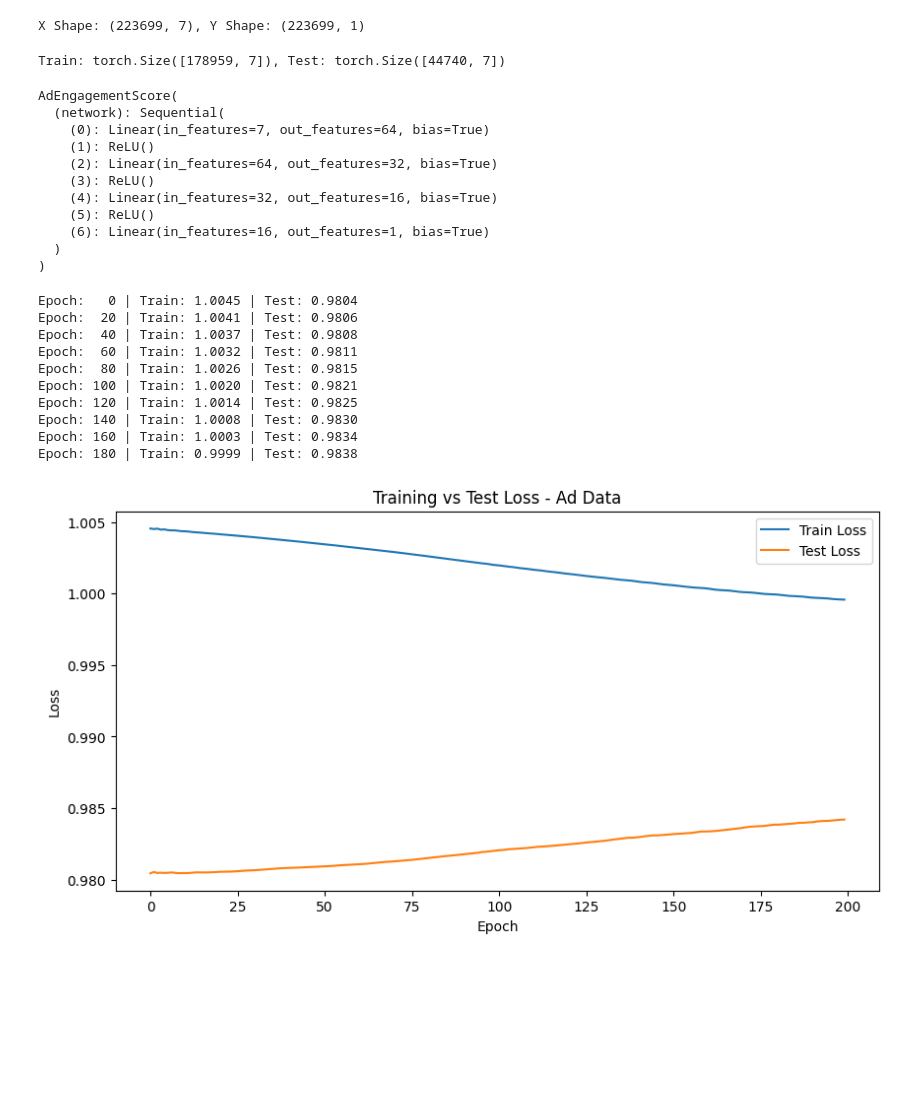
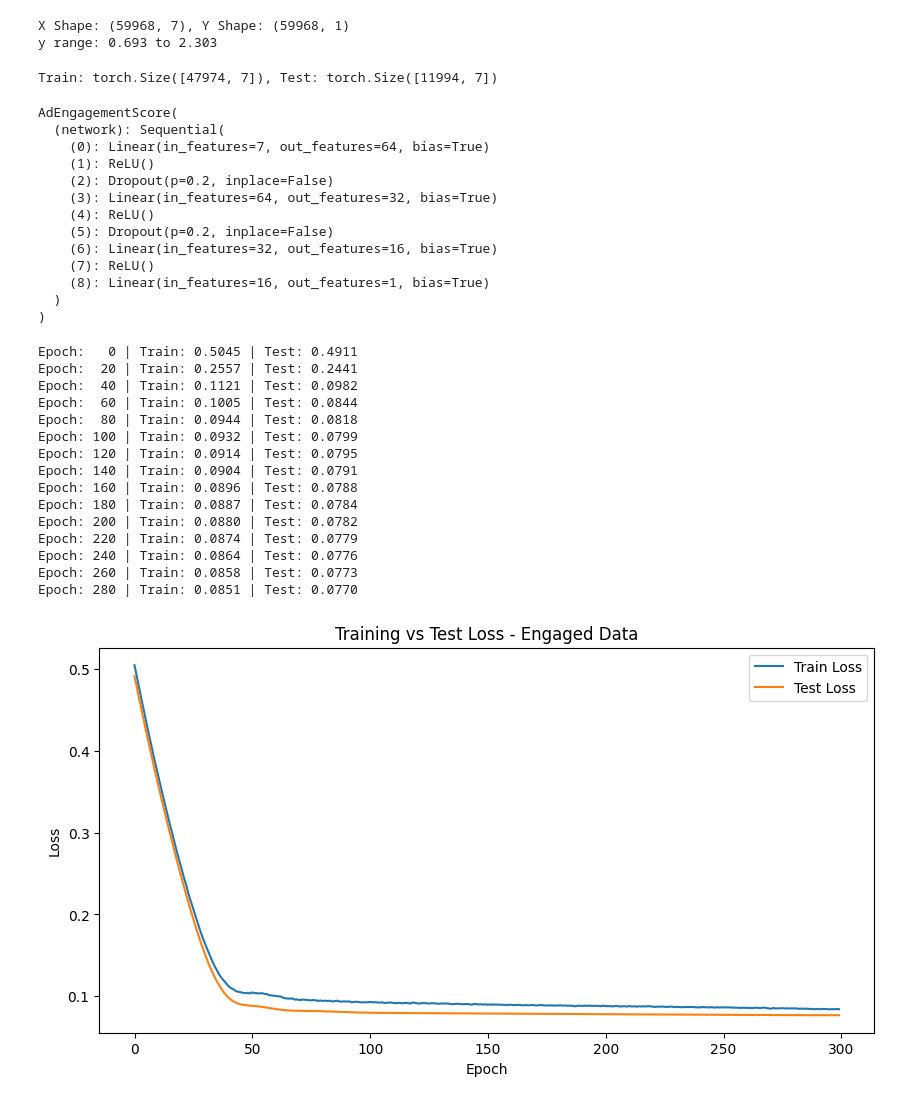
Before and after one commit to Yousufkhalid7/AdLens, a Jupyter notebook: notebooks/real_data_pipeline.ipynb, the cells around one changed output. Drawn from its saved outputs; the diff is of its cells as text; code cells hidden in the pictures; blank space fills up the shorter version.

Commit message:
Tuned the model to improve the learning

```diff
--- a/notebooks/real_data_pipeline.ipynb
+++ b/notebooks/real_data_pipeline.ipynb
@@ -111,19 +111,24 @@ feature_cols = [
     'user_age', 'user_gender', 'ad_platform', 'ad_type', 'target_gender', 'total_budget', 'duration_days'
 ]
 
-x = df[feature_cols].values
-y= df['engagement_score'].values.reshape(-1,1)
+x = df_engaged[feature_cols].values
+y= df_engaged['engagement_score'].values.reshape(-1,1)
+
+#Log-transform
+y = np.log1p(y)
 
 #scale
 scaler_x = StandardScaler()
-scaler_y = StandardScaler()
+#scaler_y = StandardScaler() - Now y is already log-compressed
 
 x = scaler_x.fit_transform(x)
-y = scaler_y.fit_transform(y)
+#y = scaler_y.fit_transform(y)
 
 print(f"X Shape: {x.shape}, Y Shape: {y.shape}")
+print(f"y range: {y.min():.3f} to {y.max():.3f}")
 # %% [output]
-X Shape: (223699, 7), Y Shape: (223699, 1)
+X Shape: (59968, 7), Y Shape: (59968, 1)
+y range: 0.693 to 2.303
 # %%
 x_train, x_test, y_train, y_test = train_test_split(x, y, test_size = 0.2, random_state = 42)
 
@@ -135,7 +140,7 @@ y_test = torch.FloatTensor(y_test)
 
 print(f"Train: {x_train.shape}, Test: {x_test.shape}")
 # %% [output]
-Train: torch.Size([178959, 7]), Test: torch.Size([44740, 7])
+Train: torch.Size([47974, 7]), Test: torch.Size([11994, 7])
 # %%
 #building the model
 class AdEngagementScore(nn.Module):
@@ -144,8 +149,10 @@ class AdEngagementScore(nn.Module):
     self.network = nn.Sequential(
         nn.Linear(input_size, 64),
         nn.ReLU(),
+        nn.Dropout(0.2), #Randomly turns off 20% of neurons
         nn.Linear(64, 32),
         nn.ReLU(),
+        nn.Dropout(0.2),
         nn.Linear(32,16),
         nn.ReLU(),
         nn.Linear(16,1)
@@ -161,19 +168,21 @@ AdEngagementScore(
   (network): Sequential(
     (0): Linear(in_features=7, out_features=64, bias=True)
     (1): ReLU()
-    (2): Linear(in_features=64, out_features=32, bias=True)
-    (3): ReLU()
-    (4): Linear(in_features=32, out_features=16, bias=True)
-    (5): ReLU()
-    (6): Linear(in_features=16, out_features=1, bias=True)
+    (2): Dropout(p=0.2, inplace=False)
+    (3): Linear(in_features=64, out_features=32, bias=True)
+    (4): ReLU()
+    (5): Dropout(p=0.2, inplace=False)
+    (6): Linear(in_features=32, out_features=16, bias=True)
+    (7): ReLU()
+    (8): Linear(in_features=16, out_features=1, bias=True)
   )
 )
 # %%
 #Train the model
 loss_fn = nn.MSELoss()
-optimizer = torch.optim.Adam(model.parameters(), lr = 0.001)
+optimizer = torch.optim.Adam(model.parameters(), lr = 0.0005) #lower learning rate than before (0.001)
 
-epochs = 200
+epochs = 300 #increased epochs
 train_losses, test_losses = [], []
 
 for epoch in range(epochs):
@@ -196,28 +205,33 @@ for epoch in range(epochs):
   if epoch%20 == 0:
     print(f"Epoch: {epoch:3d} | Train: {loss.item():.4f} | Test: {test_loss.item():.4f}")
 # %% [output]
-Epoch:   0 | Train: 1.0045 | Test: 0.9804
-Epoch:  20 | Train: 1.0041 | Test: 0.9806
-Epoch:  40 | Train: 1.0037 | Test: 0.9808
-Epoch:  60 | Train: 1.0032 | Test: 0.9811
-Epoch:  80 | Train: 1.0026 | Test: 0.9815
-Epoch: 100 | Train: 1.0020 | Test: 0.9821
-Epoch: 120 | Train: 1.0014 | Test: 0.9825
-Epoch: 140 | Train: 1.0008 | Test: 0.9830
-Epoch: 160 | Train: 1.0003 | Test: 0.9834
-Epoch: 180 | Train: 0.9999 | Test: 0.9838
+Epoch:   0 | Train: 0.5045 | Test: 0.4911
+Epoch:  20 | Train: 0.2557 | Test: 0.2441
+Epoch:  40 | Train: 0.1121 | Test: 0.0982
+Epoch:  60 | Train: 0.1005 | Test: 0.0844
+Epoch:  80 | Train: 0.0944 | Test: 0.0818
+Epoch: 100 | Train: 0.0932 | Test: 0.0799
+Epoch: 120 | Train: 0.0914 | Test: 0.0795
+Epoch: 140 | Train: 0.0904 | Test: 0.0791
+Epoch: 160 | Train: 0.0896 | Test: 0.0788
+Epoch: 180 | Train: 0.0887 | Test: 0.0784
+Epoch: 200 | Train: 0.0880 | Test: 0.0782
+Epoch: 220 | Train: 0.0874 | Test: 0.0779
+Epoch: 240 | Train: 0.0864 | Test: 0.0776
+Epoch: 260 | Train: 0.0858 | Test: 0.0773
+Epoch: 280 | Train: 0.0851 | Test: 0.0770
 # %%
 #plotting a graph
 plt.figure(figsize = (10, 5))
 plt.plot(train_losses, label = "Train Loss")
 plt.plot(test_losses, label = "Test Loss")
 plt.xlabel('Epoch')
 plt.ylabel('Loss')
-plt.title('Training vs Test Loss - Ad Data')
+plt.title('Training vs Test Loss - Engaged Data') #New only engaged users
 plt.legend()
 plt.show()
 
 print(f"Final Train Loss: {train_losses[-1]:.4f}")
 print(f"Final Test Loss: {test_losses[-1]:4f}")
 # %% [output]
-[figure, old version]
+[figure, new version]
```
Also changed, not shown: parts of 8 cells of this notebook.
